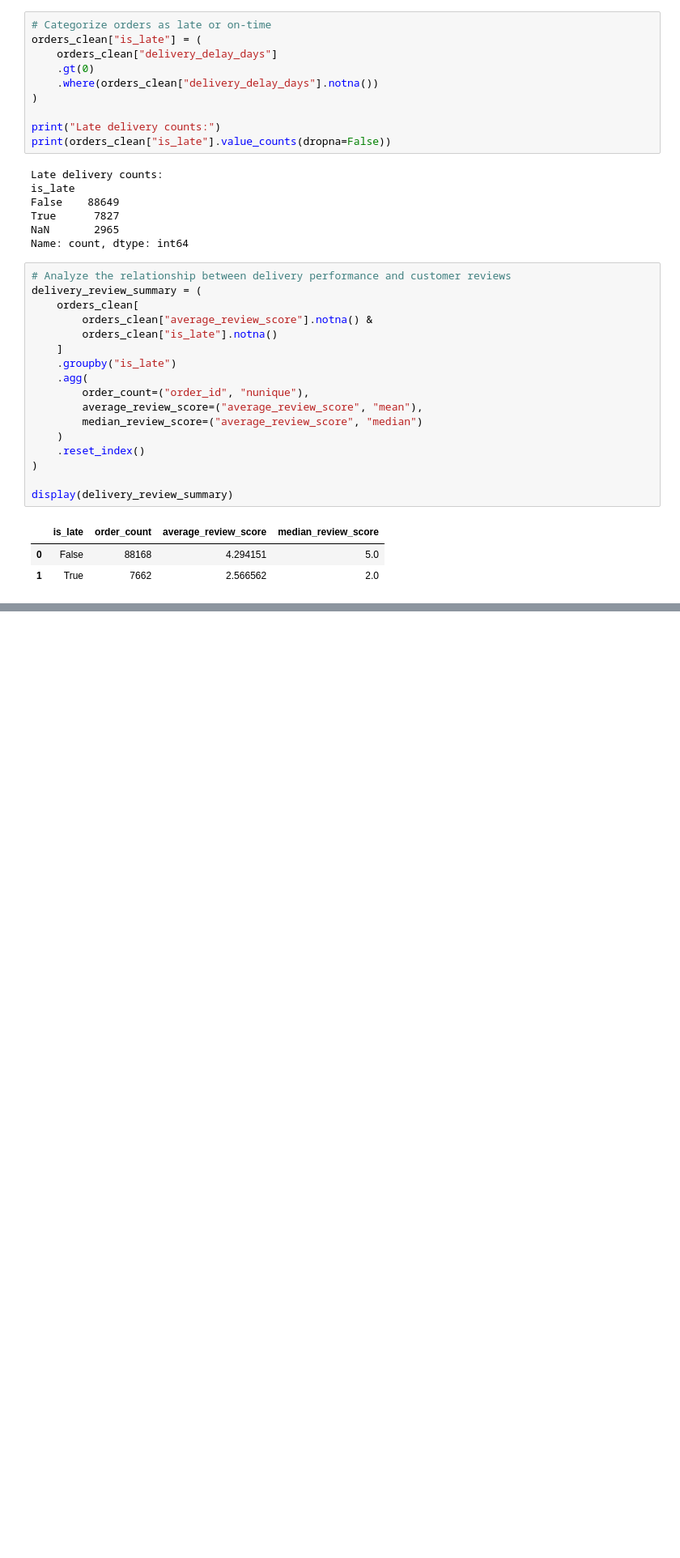
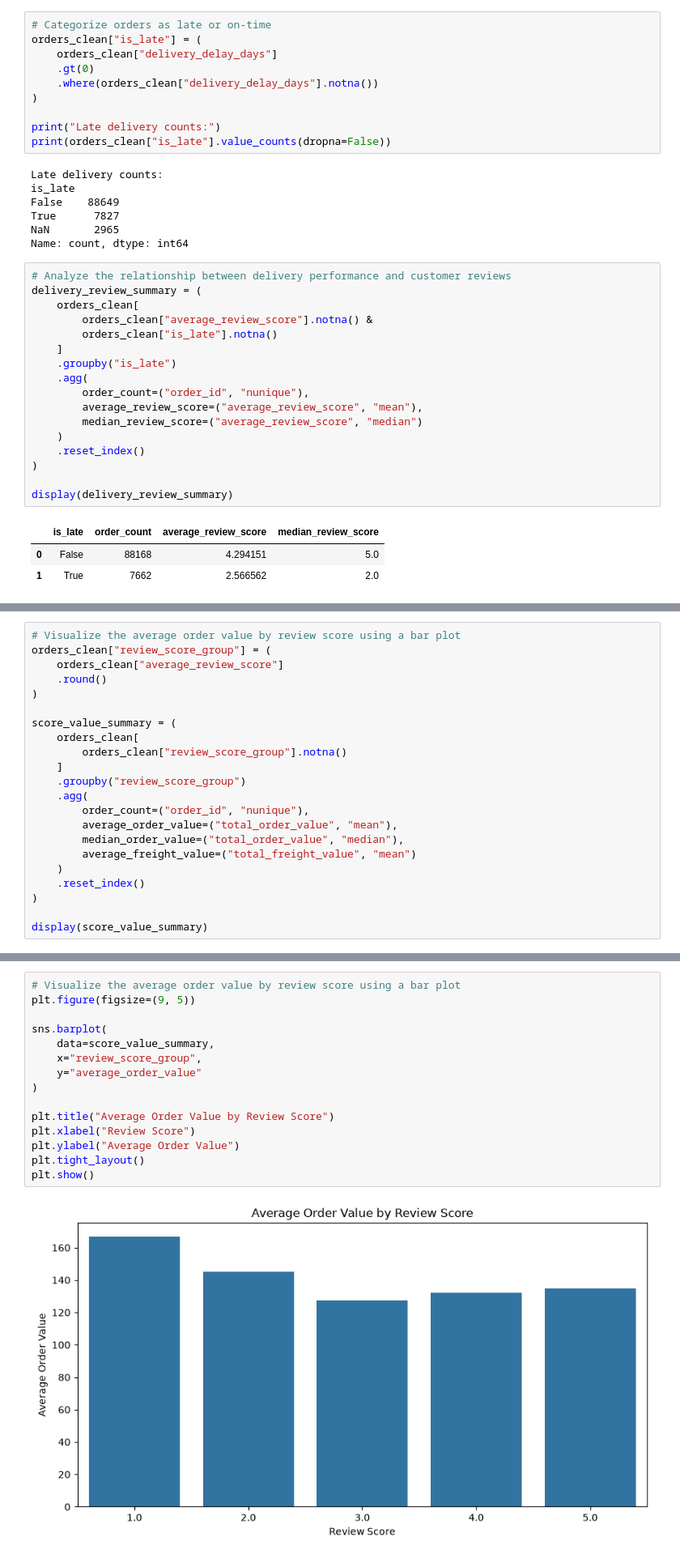
Before and after one commit to kartikeysharma2645/Real-World-Dataset-Analysis, a Jupyter notebook: notebook/real_world_dataset_analysis.ipynb, the cells around one changed output, grey strips where cells are left out. Shown at 81% size. Cells and saved outputs as stored; diff of their text form; blank space fills up the shorter version.

```diff
--- a/notebook/real_world_dataset_analysis.ipynb
+++ b/notebook/real_world_dataset_analysis.ipynb
@@ -1298,0 +1335,22 @@ display(delivery_review_summary)
+# %%
+# Visualize the average order value by review score using a bar plot
+orders_clean["review_score_group"] = (
+    orders_clean["average_review_score"]
+    .round()
+)
+
+score_value_summary = (
+    orders_clean[
+        orders_clean["review_score_group"].notna()
+    ]
+    .groupby("review_score_group")
+    .agg(
+        order_count=("order_id", "nunique"),
+        average_order_value=("total_order_value", "mean"),
+        median_order_value=("total_order_value", "median"),
+        average_freight_value=("total_freight_value", "mean")
+    )
+    .reset_index()
+)
+
+display(score_value_summary)
@@ -1298,0 +1364,17 @@ display(delivery_review_summary)
+# %%
+# Visualize the average order value by review score using a bar plot
+plt.figure(figsize=(9, 5))
+
+sns.barplot(
+    data=score_value_summary,
+    x="review_score_group",
+    y="average_order_value"
+)
+
+plt.title("Average Order Value by Review Score")
+plt.xlabel("Review Score")
+plt.ylabel("Average Order Value")
+plt.tight_layout()
+plt.show()
+# %% [output]
+[figure, added]
```
Also changed, not shown: parts of 15 cells of this notebook.
